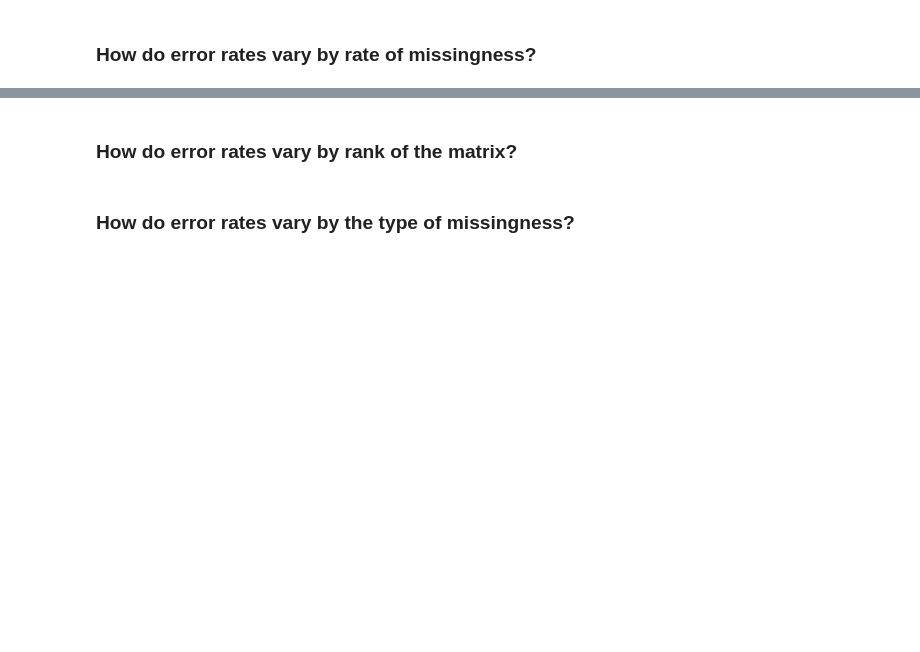
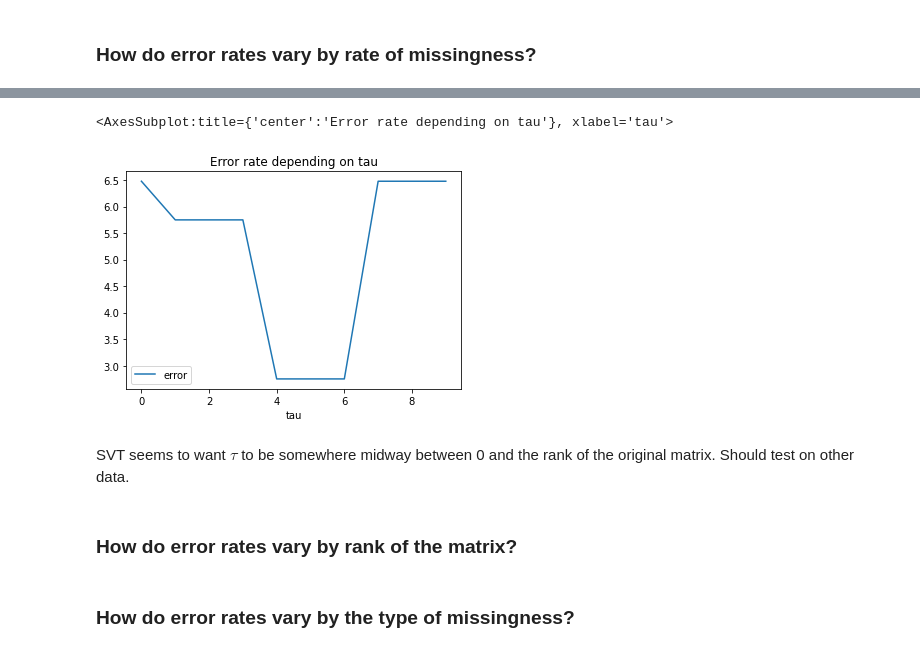
Before and after one commit to Beau-Smit/missing-data, a Jupyter notebook: Takeaways.ipynb, the cells around one changed output, grey strips where cells are left out. Saved outputs shown, nothing was run; the diff lists cells and outputs as text; code cells hidden in the pictures; blank space fills up the shorter version.

```diff
--- a/Takeaways.ipynb
+++ b/Takeaways.ipynb
@@ -60,3 +62,21 @@ results
+# %%
+tau_lst = []
+
+for tau in np.arange(0, 10, 1):
+    sim_obs = remove_data.missing_at_random(sim_norm, perc_remove=0.4, rand_seed=23)
+
+    sim_recovered_svt = matrix_completion.svt(sim_obs, tau=tau)
+    svt_error = la.norm(np.round(sim_norm, 4) - np.round(sim_recovered_svt, 4), ord='fro')
+
+    tau_lst.append([tau, svt_error])
+# %%
+tau_df = pd.DataFrame(tau_lst, columns=["tau", "error"]).set_index("tau")
+tau_df.plot(title="Error rate depending on tau")
+# %% [output]
+<AxesSubplot:title={'center':'Error rate depending on tau'}, xlabel='tau'>
+[figure, added]
+# %% [markdown]
+SVT seems to want $\tau$ to be somewhere midway between 0 and the rank of the original matrix. Should test on other data.
 # %% [markdown]
 ### How do error rates vary by rank of the matrix?
 # %% [markdown]
```
Also changed, not shown: parts of 11 cells of this notebook.
